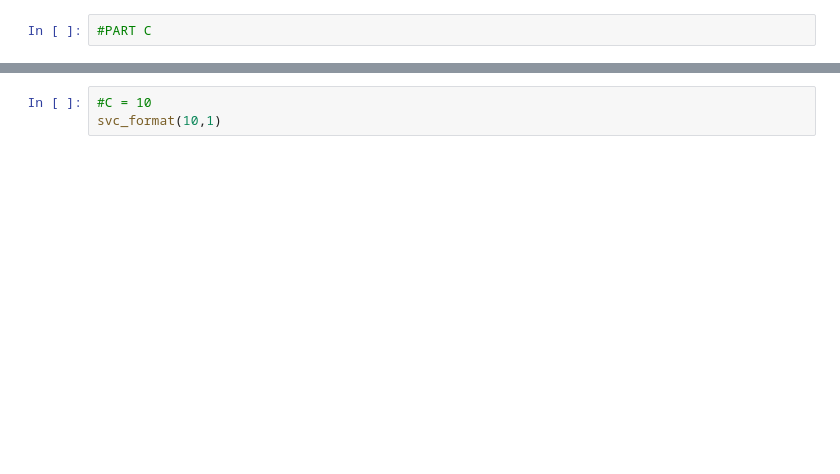
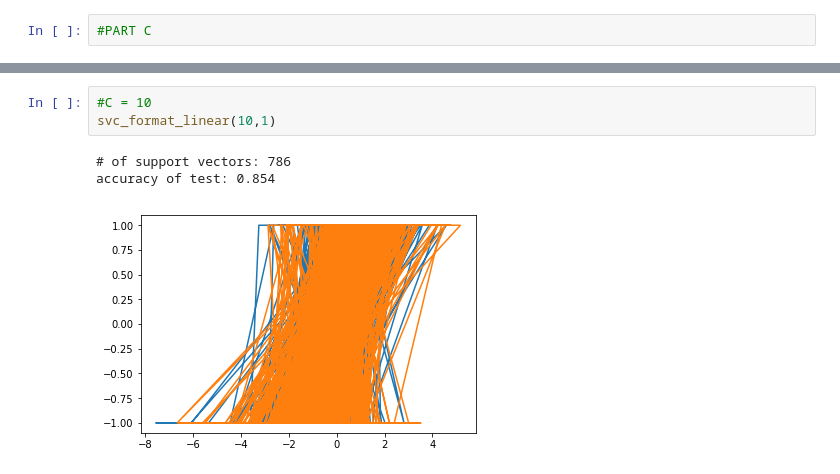
Before and after one commit to npsheth-ucsc/cse142HW3, a Jupyter notebook: SVM.ipynb, the cells around one changed output, grey strips where cells are left out. Cells and saved outputs as stored; diff of their text form; blank space fills up the shorter version.

```diff
--- a/SVM.ipynb
+++ b/SVM.ipynb
@@ -105,5 +199,9 @@ svc_format(1,1)
 # %%
 #C = 10
-svc_format(10,1)
+svc_format_linear(10,1)
+# %% [output]
+# of support vectors: 786
+accuracy of test: 0.854
+[figure, added]
 # %%
 #C = 100
```
Also changed, not shown: parts of 26 cells of this notebook.
